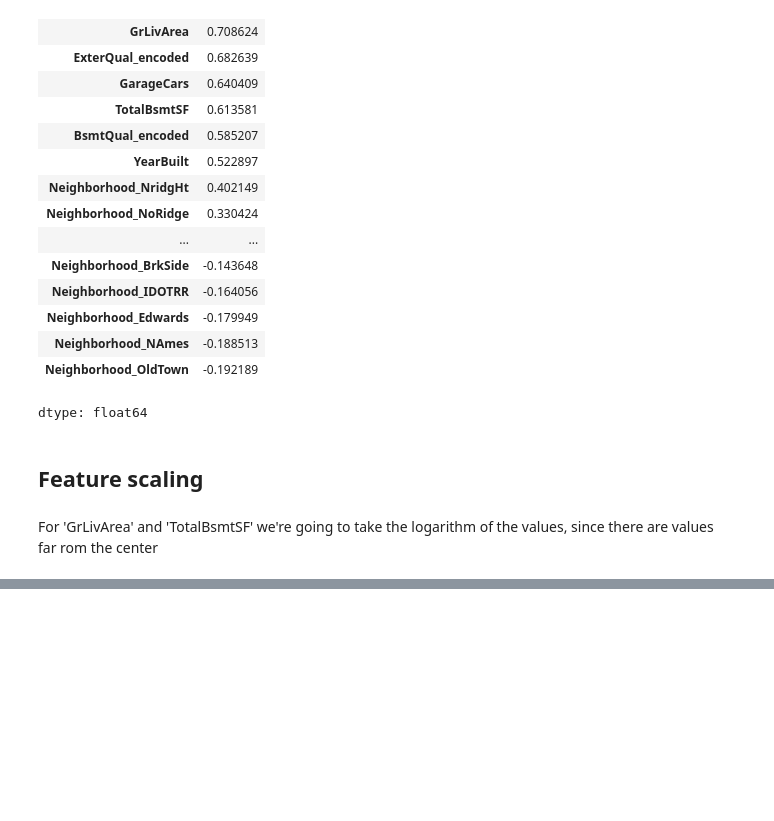
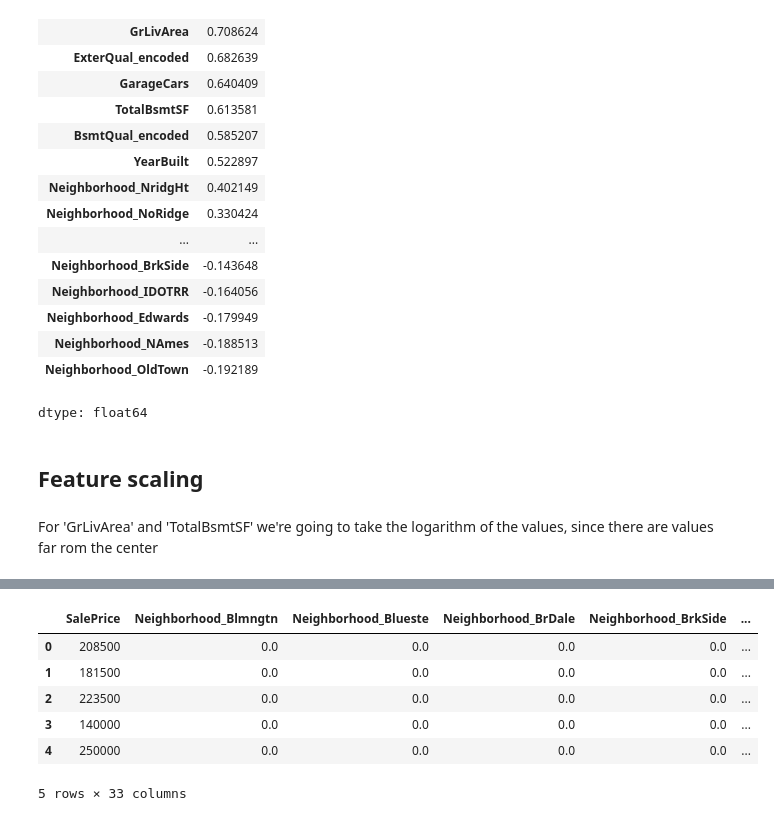
Before and after one commit to rbpernas/Learning_Projects, a Jupyter notebook: House_prices_2.ipynb, the cells around one changed output, grey strips where cells are left out. Saved outputs shown, nothing was run; the diff lists cells and outputs as text; code cells hidden in the pictures; blank space fills up the shorter version.

```diff
--- a/House_prices_2.ipynb
+++ b/House_prices_2.ipynb
@@ -454 +456,3 @@ They seem much more Gaussian (better tot train the model)
+# %%
+df_train_encoded = df_train_encoded.drop(columns=['GrLivArea', 'TotalBsmtSF'])
 # %% [markdown]
@@ -455,0 +460,50 @@ Now we're coing to apply standarization to
+# %%
+from sklearn.preprocessing import StandardScaler
+std_scaler = StandardScaler()
+
+#GrLivArea_log
+GrLivArea_log_scaled = std_scaler.fit_transform(df_train_encoded[['GrLivArea_log']])
+df_train_encoded['GrLivArea_log_scaled'] = GrLivArea_log_scaled
+df_train_encoded = df_train_encoded.drop(columns=['GrLivArea_log'])
+
+
+#TotalBsmtSF
+TotalBsmtSF_log_scaled = std_scaler.fit_transform(df_train_encoded[['TotalBsmtSF_log']])
+df_train_encoded['TotalBsmtSF_log_scaled'] = TotalBsmtSF_log_scaled
+df_train_encoded = df_train_encoded.drop(columns=['TotalBsmtSF_log'])
+
+#OverallQual
+OverallQual_scaled = std_scaler.fit_transform(df_train_encoded[['OverallQual']])
+df_train_encoded['OverallQual_scaled'] = OverallQual_scaled
+df_train_encoded = df_train_encoded.drop(columns=['OverallQual'])
+
+#YearBuilt
+YearBuilt_scaled = std_scaler.fit_transform(df_train_encoded[['YearBuilt']])
+df_train_encoded['YearBuilt_scaled'] = YearBuilt_scaled
+df_train_encoded = df_train_encoded.drop(columns=['YearBuilt'])
+
+
+#GarageCars
+GarageCars_scaled = std_scaler.fit_transform(df_train_encoded[['GarageCars']])
+df_train_encoded['GarageCars_scaled'] = GarageCars_scaled
+df_train_encoded = df_train_encoded.drop(columns=['GarageCars'])
+
+#ExterQual_encoded
+ExterQual_encoded_scaled = std_scaler.fit_transform(df_train_encoded[['ExterQual_encoded']])
+df_train_encoded['ExterQual_encoded_scaled'] = ExterQual_encoded_scaled
+df_train_encoded = df_train_encoded.drop(columns=['ExterQual_encoded'])
+
+#BsmtQual_encoded
+BsmtQual_encoded_scaled = std_scaler.fit_transform(df_train_encoded[['BsmtQual_encoded']])
+df_train_encoded['BsmtQual_encoded_scaled'] = BsmtQual_encoded_scaled
+df_train_encoded = df_train_encoded.drop(columns=['BsmtQual_encoded'])
+# %%
+display(df_train_encoded.head())
+# %% [output]
+|  | SalePrice | Neighborhood_Blmngtn | Neighborhood_Blueste | Neighborhood_BrDale | Neighborhood_BrkSide | ... |
+| 0 | 208500 | 0.0 | 0.0 | 0.0 | 0.0 | ... |
+| 1 | 181500 | 0.0 | 0.0 | 0.0 | 0.0 | ... |
+| 2 | 223500 | 0.0 | 0.0 | 0.0 | 0.0 | ... |
+| 3 | 140000 | 0.0 | 0.0 | 0.0 | 0.0 | ... |
+| 4 | 250000 | 0.0 | 0.0 | 0.0 | 0.0 | ... |
+5 rows × 33 columns
```
Also changed, not shown: parts of 5 cells of this notebook.
